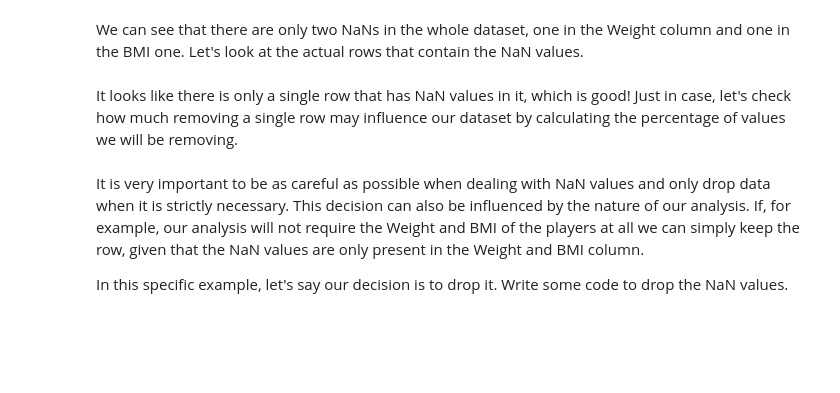
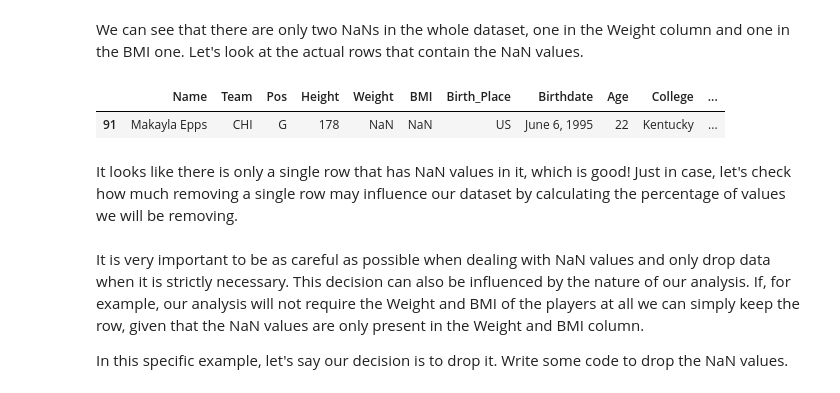
Before and after one commit to ironhack-datalabs/dataV2-labs, a Jupyter notebook: module-2/M2-mini-project2/your-code/1.-Data-Cleaning.ipynb, the cells around one changed output. Cells and saved outputs as stored; diff of their text form; code cells hidden in the pictures; blank space fills up the shorter version.

```diff
--- a/module-2/M2-mini-project2/your-code/1.-Data-Cleaning.ipynb
+++ b/module-2/M2-mini-project2/your-code/1.-Data-Cleaning.ipynb
@@ -40,2 +64,9 @@ We can see that there are only two NaNs in the whole dataset, one in the Weight
+# %%
+def nans(df): return df[df.isnull().any(axis=1)]
+
+nans(wnba)
+# %% [output]
+|  | Name | Team | Pos | Height | Weight | BMI | Birth_Place | Birthdate | Age | College | ... |
+| 91 | Makayla Epps | CHI | G | 178 | NaN | NaN | US | June 6, 1995 | 22 | Kentucky | ... |
 # %% [markdown]
 It looks like there is only a single row that has NaN values in it, which is good! Just in case, let's check how much removing a single row may influence our dataset by calculating the percentage of values we will be removing.
```
Also changed, not shown: parts of 21 cells of this notebook.
